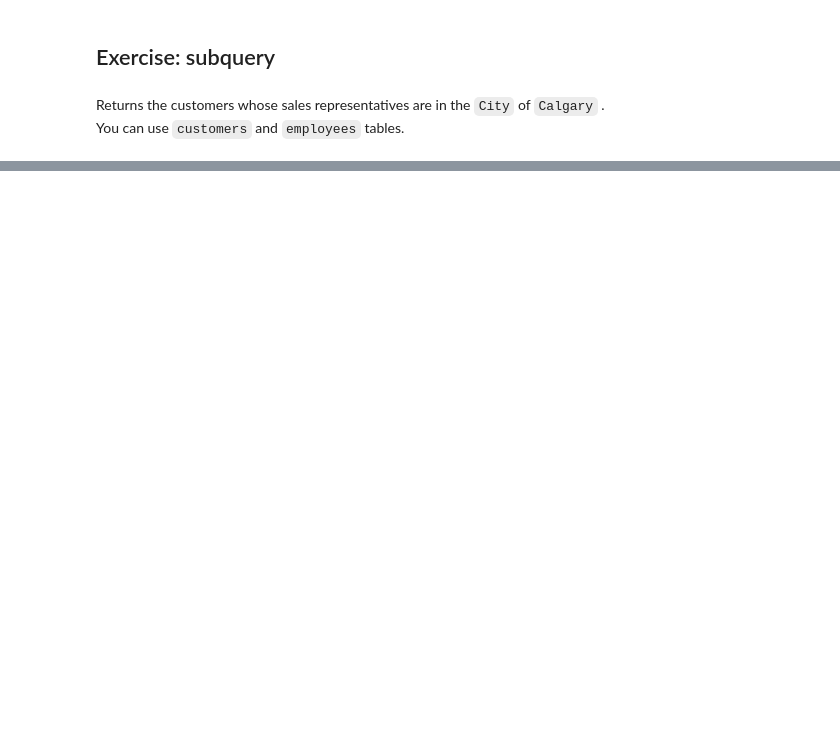
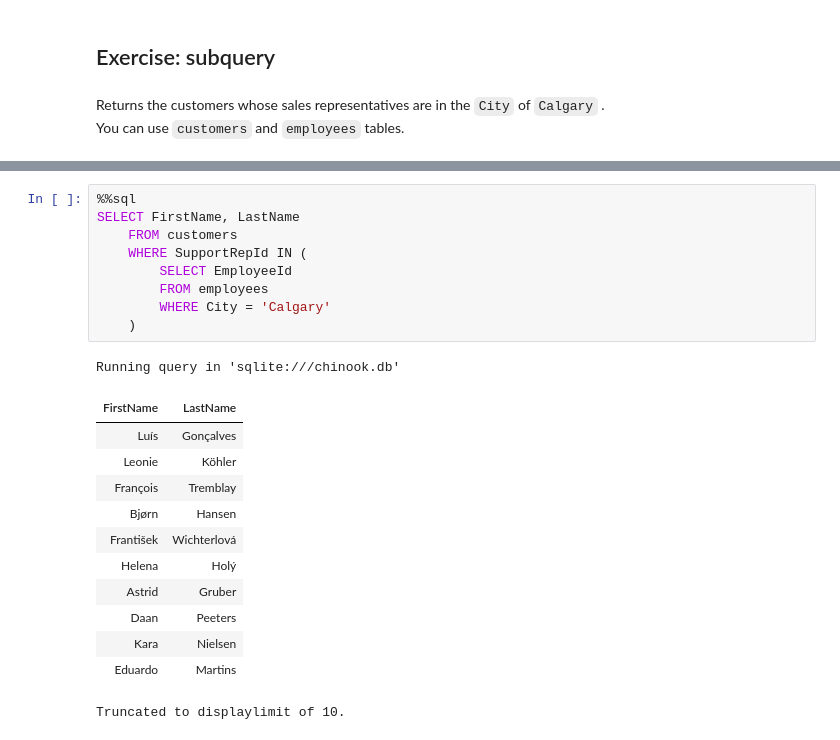
Before and after one commit to naalsra/EfDS, a Jupyter notebook: 10_sql/JOIN_adv.exercises.ipynb, the cells around one changed output, grey strips where cells are left out. Cells and saved outputs as stored; diff of their text form; blank space fills up the shorter version.

```diff
--- a/10_sql/JOIN_adv.exercises.ipynb
+++ b/10_sql/JOIN_adv.exercises.ipynb
@@ -30,0 +125,23 @@ You can use `customers` and `employees` tables.
+# %%
+%%sql
+SELECT FirstName, LastName
+    FROM customers
+    WHERE SupportRepId IN (
+        SELECT EmployeeId
+        FROM employees
+        WHERE City = 'Calgary'
+    )
+# %% [output]
+Running query in 'sqlite:///chinook.db'
+| FirstName | LastName |
+| Luís | Gonçalves |
+| Leonie | Köhler |
+| François | Tremblay |
+| Bjørn | Hansen |
+| František | Wichterlová |
+| Helena | Holý |
+| Astrid | Gruber |
+| Daan | Peeters |
+| Kara | Nielsen |
+| Eduardo | Martins |
+Truncated to displaylimit of 10.
```
Also changed, not shown: parts of 7 cells of this notebook, 7 other files.
